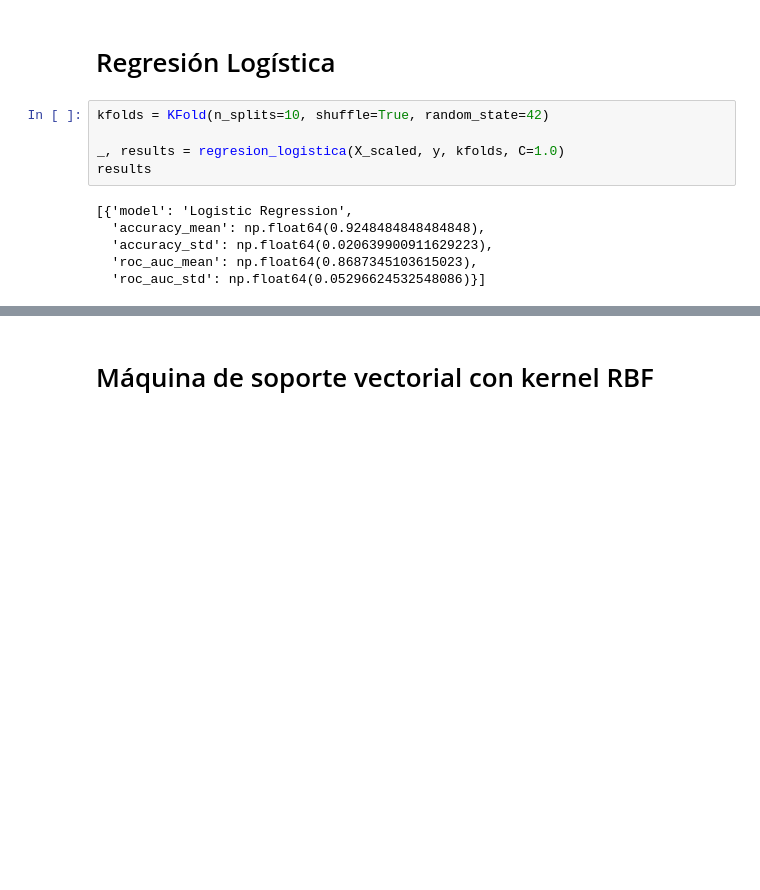
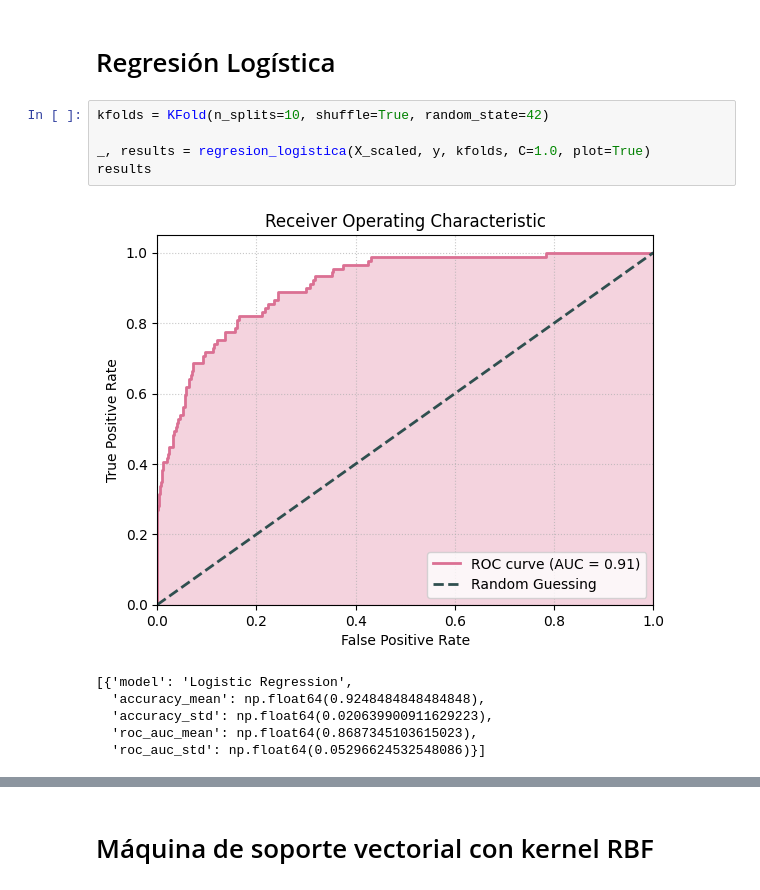
Before and after one commit to AnaSofiaHinojosa/Proyecto2LabAprEstadistico, a Jupyter notebook: reporte.ipynb, the cells around one changed output, grey strips where cells are left out. Saved outputs shown, nothing was run; the diff lists cells and outputs as text; blank space fills up the shorter version.

```diff
--- a/reporte.ipynb
+++ b/reporte.ipynb
@@ -412,9 +476,10 @@ X_scaled
 # %%
 kfolds = KFold(n_splits=10, shuffle=True, random_state=42)
 
-_, results = regresion_logistica(X_scaled, y, kfolds, C=1.0)
+_, results = regresion_logistica(X_scaled, y, kfolds, C=1.0, plot=True)
 results
 # %% [output]
+[figure, added]
 [{'model': 'Logistic Regression',
   'accuracy_mean': np.float64(0.9248484848484848),
   'accuracy_std': np.float64(0.020639900911629223),
```
Also changed, not shown: parts of 11 cells of this notebook.
